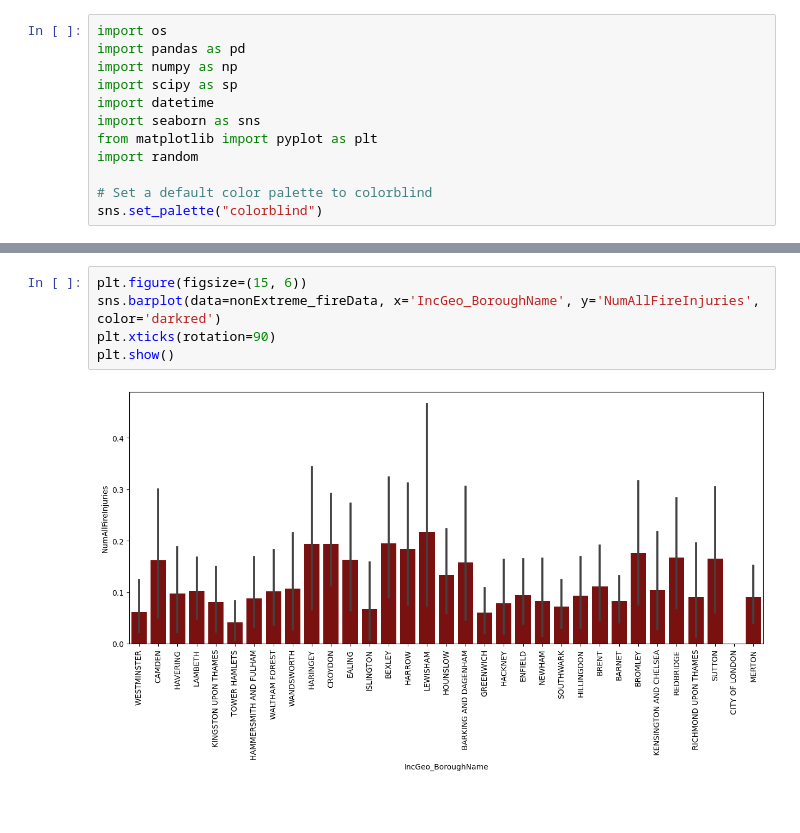
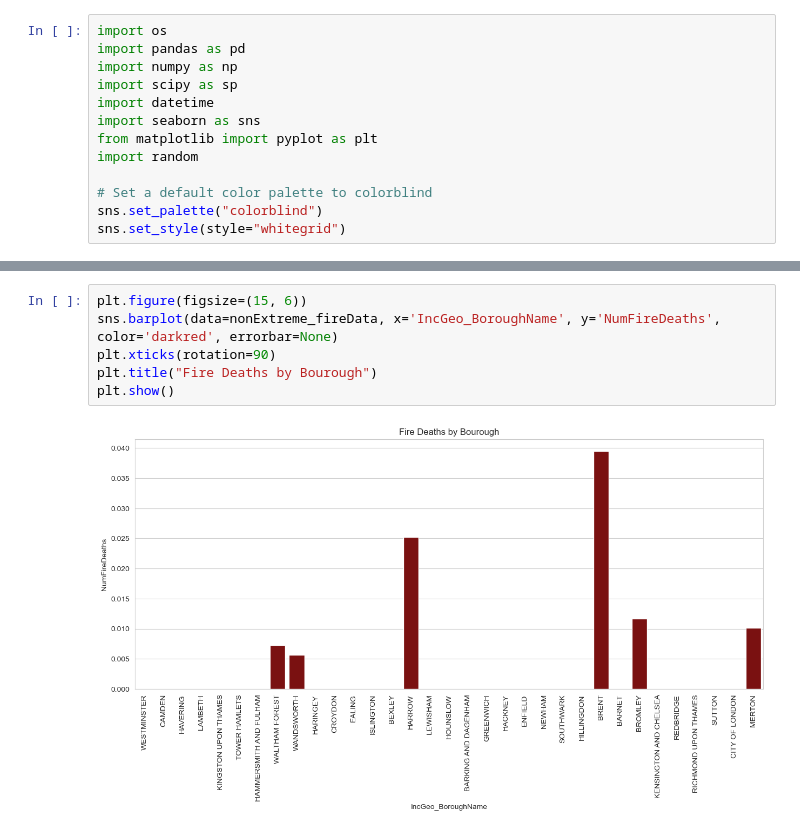
Before and after one commit to tgrubb550/Big-Data-Group-1, a Jupyter notebook: Fires EDA.ipynb, the cells around one changed output, grey strips where cells are left out. Cells and saved outputs as stored; diff of their text form; blank space fills up the shorter version.

Commit message:
Added comments and titdied charts

```diff
--- a/Fires EDA.ipynb
+++ b/Fires EDA.ipynb
@@ -10,4 +10,5 @@ import random
 
 # Set a default color palette to colorblind
 sns.set_palette("colorblind")
+sns.set_style(style="whitegrid")
 # %%
@@ -132,7 +148,8 @@ nonExtreme_fireData = fire_df[fire_df['NumFireDeaths'] < 70]
 # %%
 plt.figure(figsize=(15, 6))
-sns.barplot(data=nonExtreme_fireData, x='IncGeo_BoroughName', y='NumAllFireInjuries', color='darkred')
+sns.barplot(data=nonExtreme_fireData, x='IncGeo_BoroughName', y='NumFireDeaths', color='darkred', errorbar=None)
 plt.xticks(rotation=90)
+plt.title("Fire Deaths by Bourough")
 plt.show()
 # %% [output]
-[figure, old version]
+[figure, new version]
```
Also changed, not shown: parts of 18 cells of this notebook.
